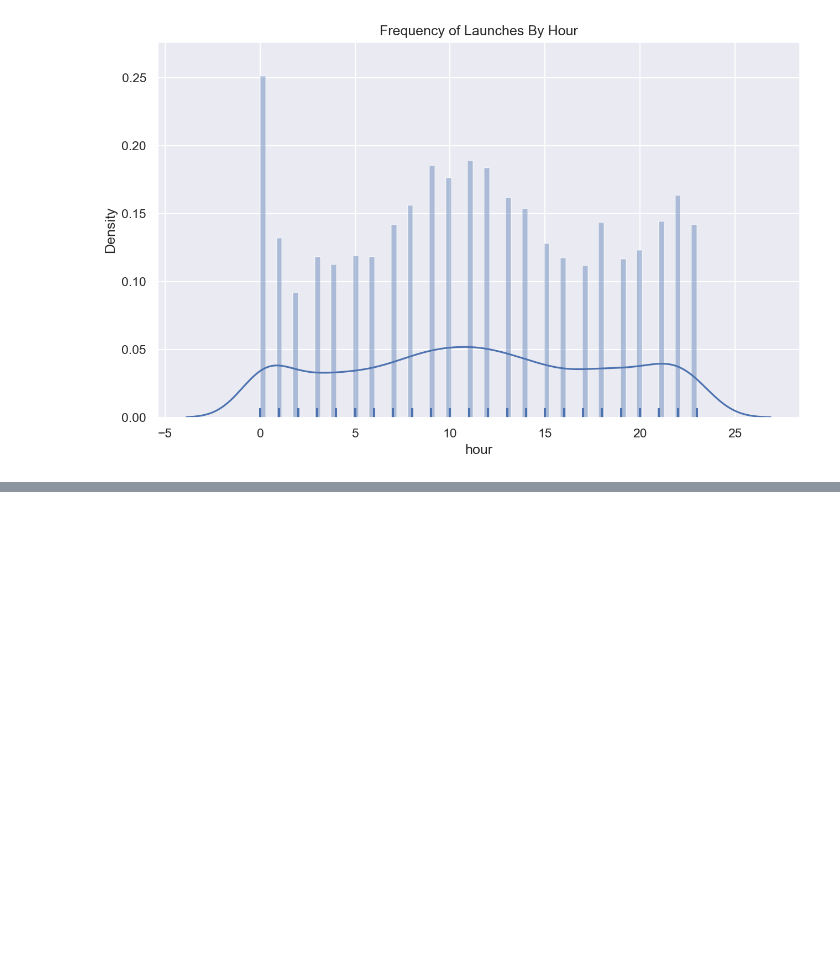
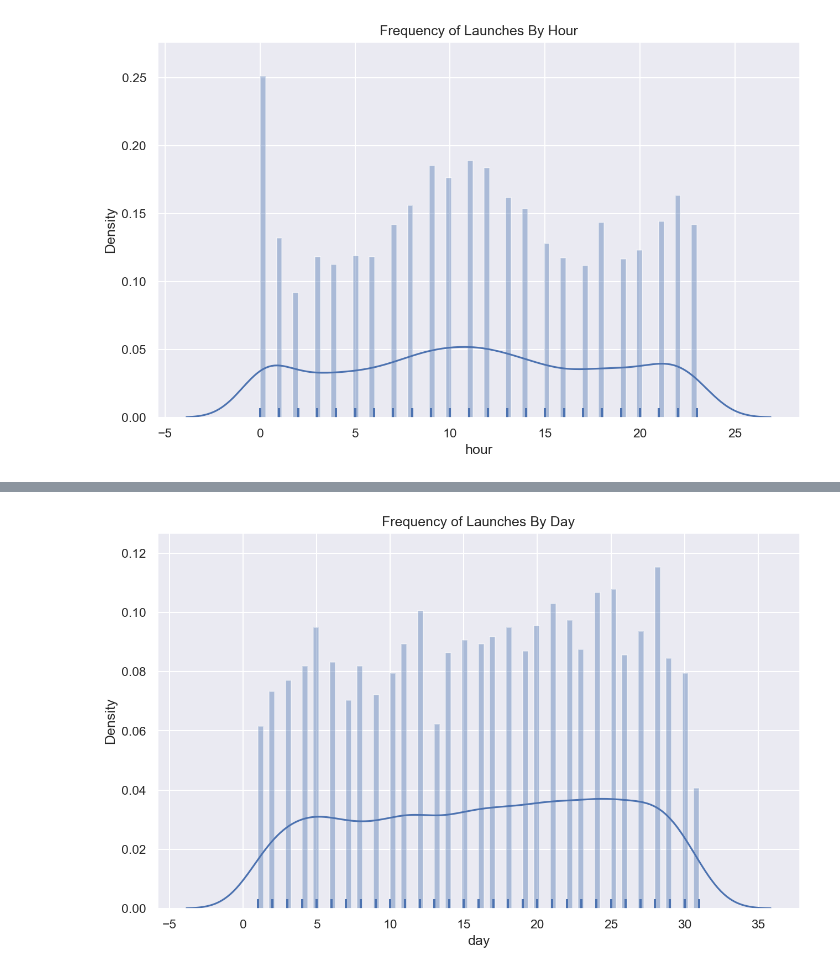
Before and after one commit to DSCKGEC/Space-Missions, a Jupyter notebook: notebooks/space_missions_visualization.ipynb, the cells around one changed output, grey strips where cells are left out. Drawn from its saved outputs; the diff is of its cells as text; code cells hidden in the pictures; blank space fills up the shorter version.

Commit message:
Visualization of Launches by Day of Companies

```diff
--- a/notebooks/space_missions_visualization.ipynb
+++ b/notebooks/space_missions_visualization.ipynb
@@ -148,0 +152,7 @@ plt.show()
+# %%
+plt.figure(figsize=(10,6),dpi=150)
+sns.distplot(df_rocket['day'],kde=True,rug=True,bins=80)
+plt.title("Frequency of Launches By Day")
+plt.show()
+# %% [output]
+[figure, added]
```
Also changed, not shown: parts of 1 cell of this notebook.
